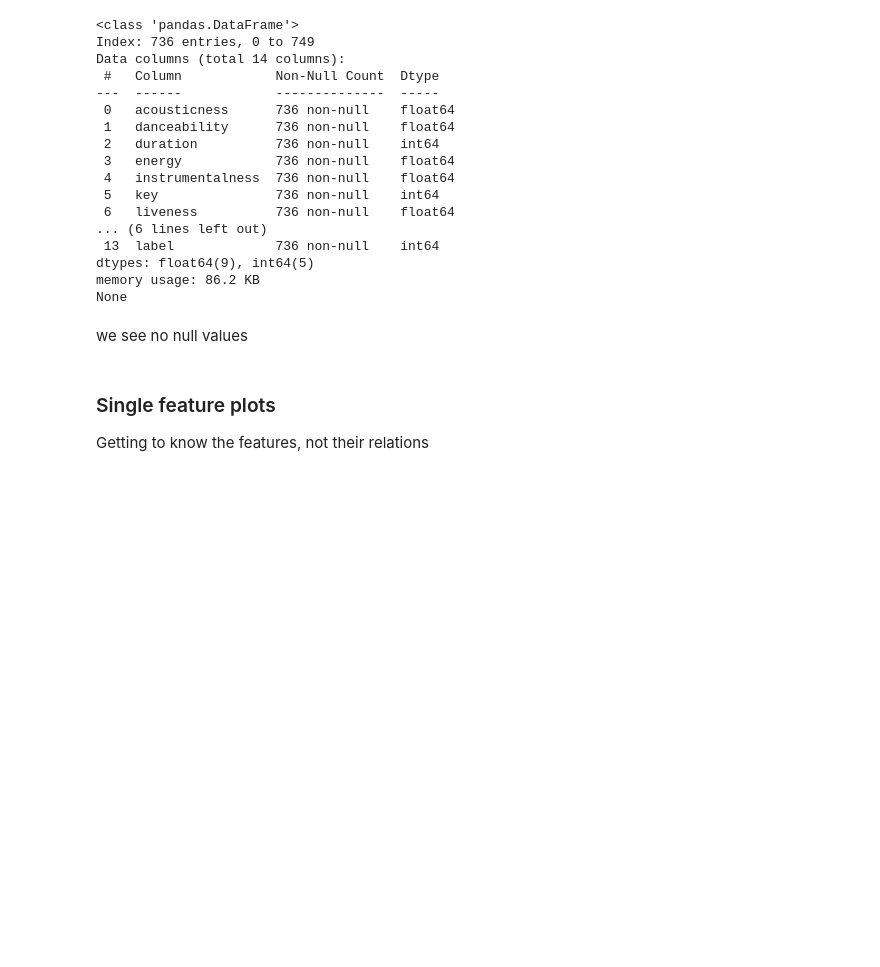
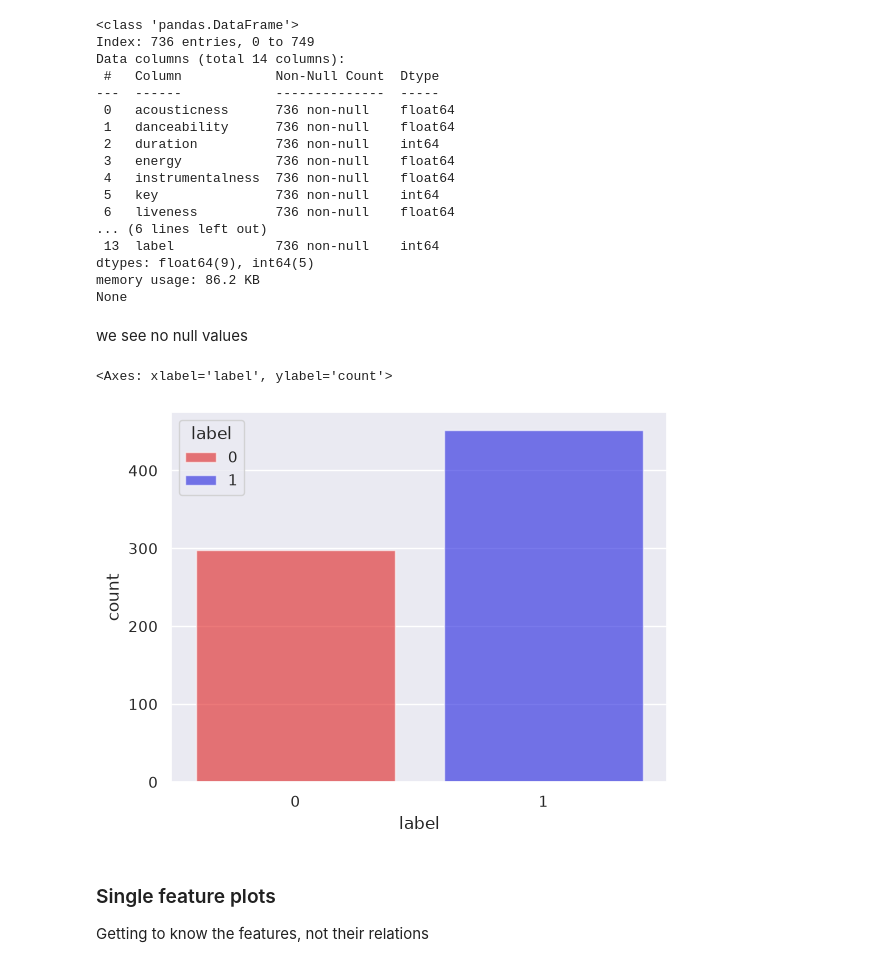
Before and after one commit to AndreassOlsson/FRTN65_code, a Jupyter notebook: labs/lab_1_music_taste_prediction/initial_exploration.ipynb, the cells around one changed output. Saved outputs shown, nothing was run; the diff lists cells and outputs as text; code cells hidden in the pictures; blank space fills up the shorter version.

Commit message:
Complement with a few more figures

```diff
--- a/labs/lab_1_music_taste_prediction/initial_exploration.ipynb
+++ b/labs/lab_1_music_taste_prediction/initial_exploration.ipynb
@@ -76,5 +76,15 @@ sample
 | 133 | 0.0141 | 0.697 | 228427 | 0.949 | 0.000000 | 0 | 0.748 | -7.202 | 1 | ... |
 | 250 | 0.7970 | 0.292 | 175667 | 0.771 | 0.196000 | 10 | 0.148 | -3.726 | 0 | ... |
 | 299 | 0.7460 | 0.486 | 247227 | 0.513 | 0.002130 | 0 | 0.113 | -9.397 | 1 | ... |
+# %%
+# Take note of some basic features
+
+LABEL = "label"
+DISCRETE_COLS = ["key", "mode", "time_signature"]
+NUMERICAL_COLS = [col for col in train if not col in DISCRETE_COLS + [LABEL]]
+
+
+PALETTE = {0: "red", 1: "blue"}
+CMAP = LinearSegmentedColormap.from_list(LABEL, ["red", "white", "blue"])
 # %% [markdown]
 ## Exploring the data
@@ -121,6 +133,13 @@ memory usage: 86.2 KB
 None
 # %% [markdown]
 we see no null values
+# %%
+# Class balance
+
+sns.countplot(train, x=LABEL, hue=LABEL, palette=PALETTE, alpha=0.6)
+# %% [output]
+<Axes: xlabel='label', ylabel='count'>
+[figure, added]
 # %% [markdown]
 ### Single feature plots
 
```
Also changed, not shown: parts of 6 cells of this notebook, 7 other files.
